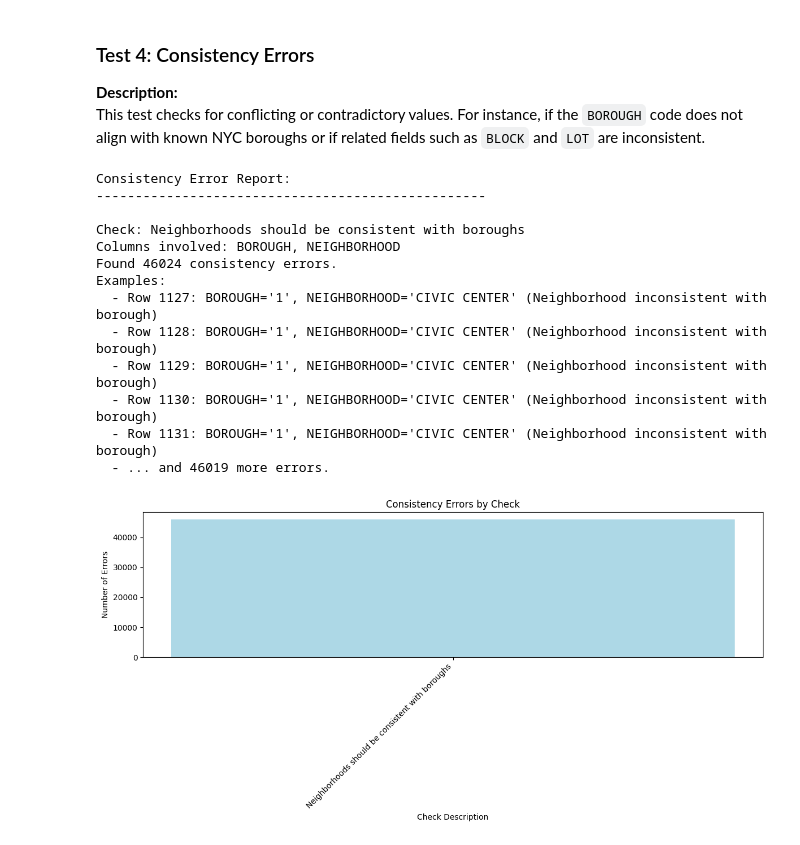
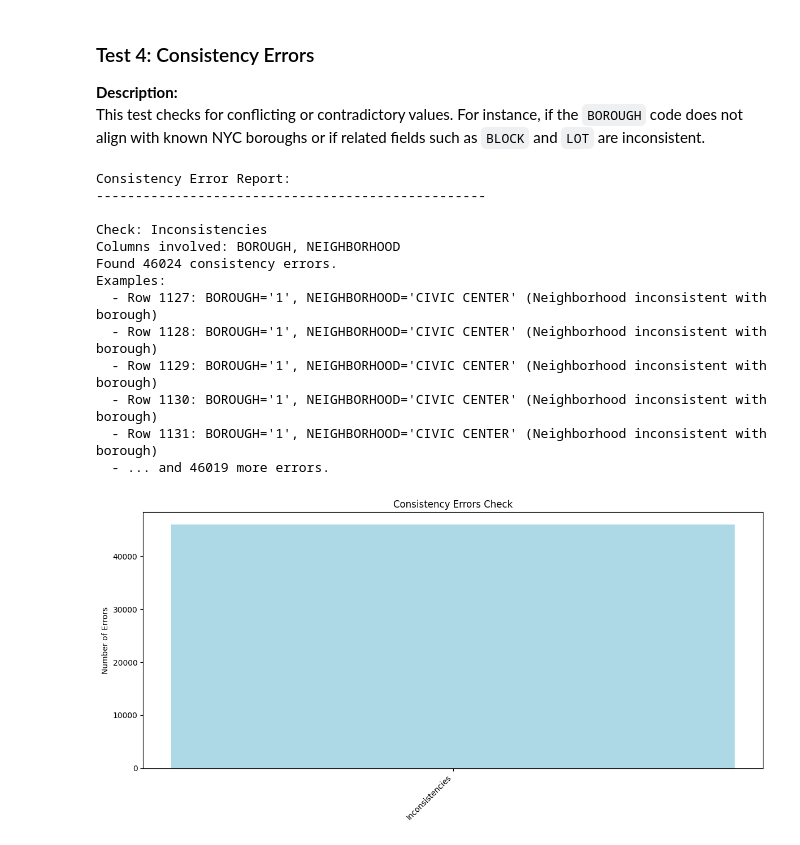
Before and after one commit to ObayAlshaer/CSI4142_Assignment-2, a Jupyter notebook: Dataset1/Dataset1.ipynb, the cells around one changed output. Drawn from its saved outputs; the diff is of its cells as text; code cells hidden in the pictures.

```diff
--- a/Dataset1/Dataset1.ipynb
+++ b/Dataset1/Dataset1.ipynb
@@ -506,19 +506,18 @@ Examples:
 This test checks for conflicting or contradictory values. For instance, if the `BOROUGH` code does not align with known NYC boroughs or if related fields such as `BLOCK` and `LOT` are inconsistent.
 # %%
 # PARAMETERS FOR THE CHECKER
-# Please enter the various attributes below to perform the test:
 # Define pairs of columns that should be consistent with each other
 consistency_checks = [
     {
         'columns': ['BUILDING CLASS AT PRESENT', 'BUILDING CLASS AT TIME OF SALE'],
         'description': 'Building class at present should match building class at time of sale for recent sales',
         'condition': lambda row: pd.notna(row['SALE DATE']) and
-                                (pd.to_datetime(row['SALE DATE'], '%m/%d/%Y').year >= 2022),
+                                (pd.to_datetime(row['SALE DATE']).year >= 2022),
         'error_message': 'Building class mismatch for recent sale'
     },
     {
         'columns': ['BOROUGH', 'NEIGHBORHOOD'],
-        'description': 'Neighborhoods should be consistent with boroughs',
+        'description': 'Inconsistencies',
         'mappings': {
             1: ['ALPHABET CITY', 'BATTERY PARK', 'CHELSEA', 'CHINATOWN', 'EAST VILLAGE',
                 'FINANCIAL', 'FLATIRON', 'GRAMERCY', 'GREENWICH VILLAGE', 'HARLEM',
@@ -640,34 +639,33 @@ else:
         print(f"Columns involved: {', '.join(columns)}")
         print(f"Found {len(inconsistent_rows)} consistency errors.")
         print("Examples:")
         for i, row_data in enumerate(inconsistent_rows[:5]):  # Show first 5 examples
             idx, val1, val2 = row_data
             print(f"  - Row {idx+1}: {columns[0]}='{val1}', {columns[1]}='{val2}' ({error_message})")
         if len(inconsistent_rows) > 5:
             print(f"  - ... and {len(inconsistent_rows)-5} more errors.")
 
     # Create a bar chart of error counts
     error_counts = {desc: len(info['rows']) for desc, info in consistency_errors.items()}
     plt.figure(figsize=(12, 6))
     plt.bar(error_counts.keys(), error_counts.values(), color='lightblue')
-    plt.title('Consistency Errors by Check')
-    plt.xlabel('Check Description')
+    plt.title('Consistency Errors Check')
     plt.ylabel('Number of Errors')
     plt.xticks(rotation=45, ha='right')
     plt.tight_layout()
     plt.show()
 # %% [output]
 Consistency Error Report:
 --------------------------------------------------
 
-Check: Neighborhoods should be consistent with boroughs
+Check: Inconsistencies
 Columns involved: BOROUGH, NEIGHBORHOOD
 Found 46024 consistency errors.
 Examples:
   - Row 1127: BOROUGH='1', NEIGHBORHOOD='CIVIC CENTER' (Neighborhood inconsistent with borough)
   - Row 1128: BOROUGH='1', NEIGHBORHOOD='CIVIC CENTER' (Neighborhood inconsistent with borough)
   - Row 1129: BOROUGH='1', NEIGHBORHOOD='CIVIC CENTER' (Neighborhood inconsistent with borough)
   - Row 1130: BOROUGH='1', NEIGHBORHOOD='CIVIC CENTER' (Neighborhood inconsistent with borough)
   - Row 1131: BOROUGH='1', NEIGHBORHOOD='CIVIC CENTER' (Neighborhood inconsistent with borough)
   - ... and 46019 more errors.
-[figure, old version]
+[figure, new version]
```
Also changed, not shown: parts of 11 cells of this notebook.
